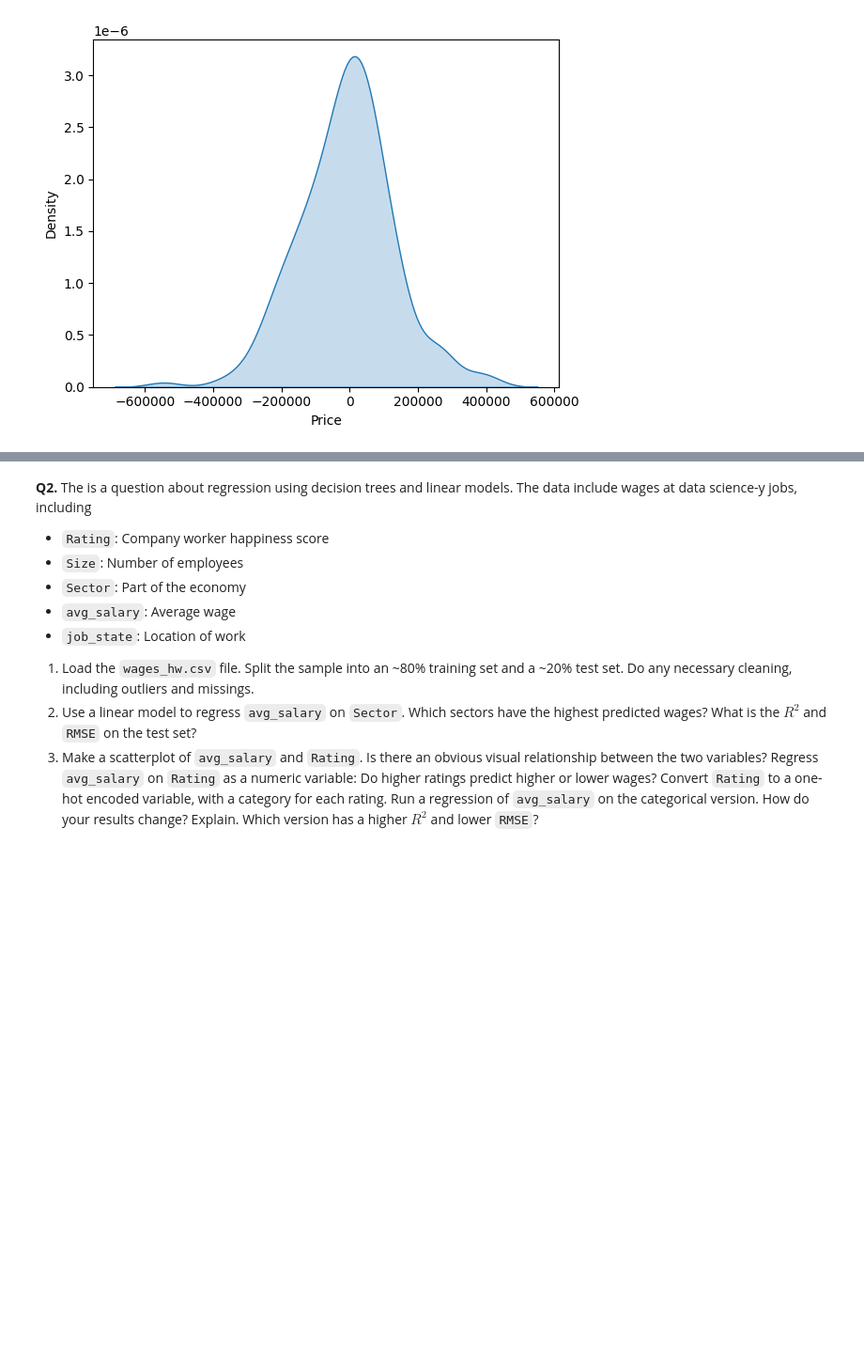
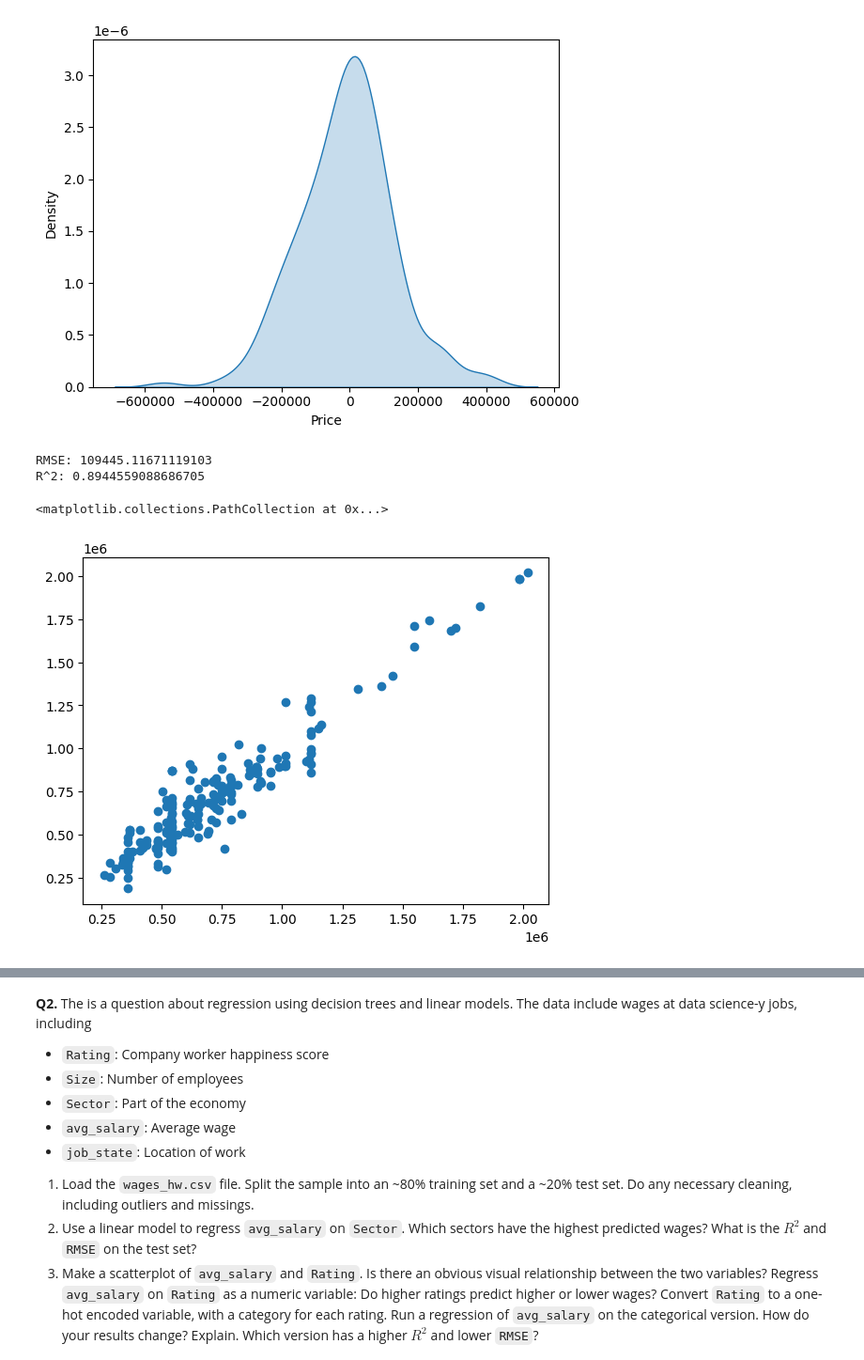
Before and after one commit to BryantRChow/DS_3001_assignment_4, a Jupyter notebook: assignment4.ipynb, the cells around one changed output, grey strips where cells are left out. Shown at 94% size. Cells and saved outputs as stored; diff of their text form; code cells hidden in the pictures; blank space fills up the shorter version.

```diff
--- a/assignment4.ipynb
+++ b/assignment4.ipynb
@@ -209,3 +209,27 @@ sns.kdeplot(residuals, fill=True)
 # %% [output]
 <Axes: xlabel='Price', ylabel='Density'>
 [figure]
+# %%
+# 1.7
+from sklearn.tree import DecisionTreeRegressor
+
+model = DecisionTreeRegressor(max_depth = 11)
+
+model.fit(train_x, cat_train_y)
+y_pred = model.predict(test_x)
+
+mse = mean_squared_error(cat_test_y, y_pred)
+rmse = np.sqrt(mse)
+r_squared = r2_score(cat_test_y, y_pred)
+
+print("RMSE: " + str(rmse))
+print("R^2: " + str(r_squared))
+# %% [output]
+RMSE: 109445.11671119103
+R^2: 0.8944559088686705
+# %%
+# 1.8
+plt.scatter(y_pred, cat_test_y)
+# %% [output]
+<matplotlib.collections.PathCollection at 0x...>
+[figure, added]
```
Also changed, not shown: parts of 2 cells of this notebook.
